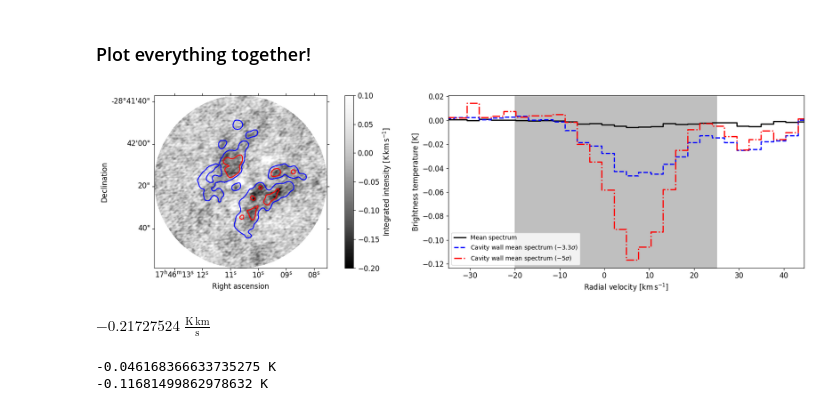
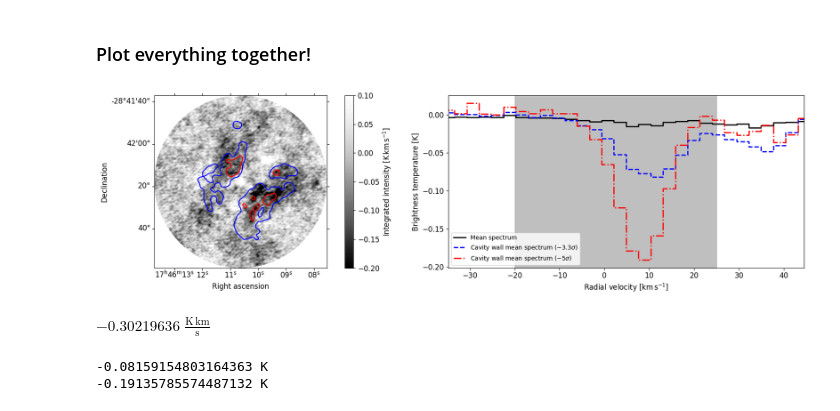
Before and after one commit to abulatek/brick, a Jupyter notebook: dasar/spectral_extraction.ipynb, the cells around one changed output. Saved outputs shown, nothing was run; the diff lists cells and outputs as text; code cells hidden in the pictures.

```diff
--- a/dasar/spectral_extraction.ipynb
+++ b/dasar/spectral_extraction.ipynb
@@ -262,7 +262,8 @@ plt.rc('figure', titlesize = LG_SIZE)   # fontsize of the figure title
 # %% [markdown]
 ## Make this figure again, but use multiscale-cleaned image
 # %%
-fn_107 = "/blue/adamginsburg/abulatek/brick/dasar/recleaning/brick_107GHz_dasar_line_1mJy_multiscale.image"
+fn_107 = "recleaning/brick_107GHz_dasar_line_1mJy_multiscale_cyclefactor4_amt_negativethreshold0p5.image"
+# "/blue/adamginsburg/abulatek/brick/dasar/recleaning/brick_107GHz_dasar_line_1mJy_multiscale.image"
 methanol_107 = methanol_lines[methanol_lines['freq_spw'] == '106_spw29']
 methanol_107
 # %% [output]
@@ -293,7 +294,8 @@ if (cube_107.spectral_axis.min() < restf_107) and (cube_107.spectral_axis.max()
     m0_107 = scube_107.moment0(axis=0)
 
 # Make the mom0 better
-fn_pb_107 = "/blue/adamginsburg/abulatek/brick/dasar/recleaning/brick_107GHz_dasar_line_1mJy_multiscale.pb" # "/orange/adamginsburg/brick_alma_linesurvey/2019.1.00092.S/imaging_results/source_ab_106_spw29_clean_2sigma_n50000_masked_3sigma_pbmask0p18.pb"
+fn_pb_107 = "recleaning/brick_107GHz_dasar_line_1mJy_multiscale_cyclefactor4_amt_negativethreshold0p5.pb"
+# "/blue/adamginsburg/abulatek/brick/dasar/recleaning/brick_107GHz_dasar_line_1mJy_multiscale.pb" # "/orange/adamginsburg/brick_alma_linesurvey/2019.1.00092.S/imaging_results/source_ab_106_spw29_clean_2sigma_n50000_masked_3sigma_pbmask0p18.pb"
 fn_pb_107_original = "/orange/adamginsburg/brick_alma_linesurvey/2019.1.00092.S/imaging_results/source_ab_106_spw29_clean_2sigma_n50000_masked_3sigma_pbmask0p18.pb"
 pb_107 = SpectralCube.read(fn_pb_107, format = 'casa_image')
 pb_107_original = SpectralCube.read(fn_pb_107_original, format = 'casa_image')
@@ -449,7 +449,7 @@ fig = plt.figure(figsize = (18, 5)) #gridspec_kw={'width_ratios': [1, 2]}
 
 # Moment 0 map
 ax1 = plt.subplot(121, projection = m0_107_better.wcs)
-im1 = ax1.imshow(m0_107_better.value, origin = 'lower', vmin = -0.2, vmax = 0.1, cmap = 'Greys_r') # vmin = -0.005, vmax = 0.0025
+im1 = ax1.imshow(m0_107_better.value,vmin = -0.2, vmax = 0.1, origin = 'lower', cmap = 'Greys_r') # vmin = -0.005, vmax = 0.0025
 cbar1 = plt.colorbar(im1, ax=ax1)
 cbar1.set_label(f"Integrated intensity [{m0_107_better.unit.to_string(format = 'latex_inline')}]")
 ax1.set_ylabel('Declination')
@@ -461,41 +461,41 @@ ax1.set_xlabel('Right ascension')
 # cavity_region_1 = regions.Regions.read('cavity_region_1.reg')[0]
 # cavity_region_1_pixel = cavity_region_1.to_pixel(m0_107_better.wcs)
 # cavity_region_2 = regions.Regions.read('cavity_region_2.reg')[0]
 # cavity_region_2_pixel = cavity_region_2.to_pixel(m0_107_better.wcs)
 # cavity_region_1_pixel.plot(edgecolor = 'r', linewidth = 2, linestyle = 'dashed', ax=ax1)
 # cavity_region_2_pixel.plot(edgecolor = 'b', linewidth = 2, linestyle = 'dashed', ax=ax1)
 
 cs1 = ax1.contour(final_smoothed_mask, levels = [0, 1], colors = ['b'])
 cs2 = ax1.contour(final_smoothed_mask_5sigma, levels = [0, 1], colors = ['r'])
 
 # Mean spectrum and cavity spectra
 ax2 = plt.subplot(122)
 ax2.plot(spec_ax, np.array(mean_spectrum), linestyle = '-', color = 'k', linewidth = 2, drawstyle = 'steps-mid', label = "Mean spectrum")
 # ax2.plot(spec_ax, np.array(cavity_spectrum_1), linestyle = 'dashed', color = 'r', linewidth = 2, drawstyle = 'steps-mid', label = "Cavity wall spectrum (left)")
 # ax2.plot(spec_ax, np.array(cavity_spectrum_2), linestyle = 'dashed', color = 'b', linewidth = 2, drawstyle = 'steps-mid', label = "Cavity wall spectrum (right)")
 ax2.plot(spec_ax, np.array(cavity_spectrum), linestyle = 'dashed', color = 'b', linewidth = 2, drawstyle = 'steps-mid', label = "Cavity wall mean spectrum ($-3.3\sigma$)")
 ax2.plot(spec_ax, np.array(cavity_spectrum_5sigma), linestyle = 'dashdot', color = 'r', linewidth = 2, drawstyle = 'steps-mid', label = "Cavity wall mean spectrum ($-5\sigma$)")
 
 ax2.axvspan(vmin.value, vmax.value, alpha=0.5, color='grey')
 ax2.set_xlabel(f"Radial velocity [{spec_ax.unit.to_string(format = 'latex_inline')}]") # f"Frequency [{spec_ax.unit}]"
 ax2.set_ylabel(f"Brightness temperature [{mean_spectrum.unit}]")
 ax2.set_xlim(np.min(spec_ax.value), np.max(spec_ax.value))
 ax2.ticklabel_format(useOffset=False)
 ax2.legend()
 
 fig.tight_layout()
 plt.savefig("632e0742965a6e88270d73d7/figures/spectral_extraction_multiscale.pdf", bbox_inches = 'tight')
 plt.savefig("632e0742965a6e88270d73d7/figures/spectral_extraction_multiscale.png", dpi = 250, bbox_inches = 'tight')
 plt.show()
 # %% [output]
-[figure, old version]
+[figure, new version]
 # %%
 np.nanmin(m0_107_better)
 # %% [output]
-$-0.21727524 \; \mathrm{\frac{K\,km}{s}}$
+$-0.30219636 \; \mathrm{\frac{K\,km}{s}}$
 # %%
 print(np.nanmin(cavity_spectrum))
 print(np.nanmin(cavity_spectrum_5sigma))
 # %% [output]
--0.046168366633735275 K
--0.11681499862978632 K
+-0.08159154803164363 K
+-0.19135785574487132 K
```
Also changed, not shown: parts of 2 cells of this notebook, 7 other files.
